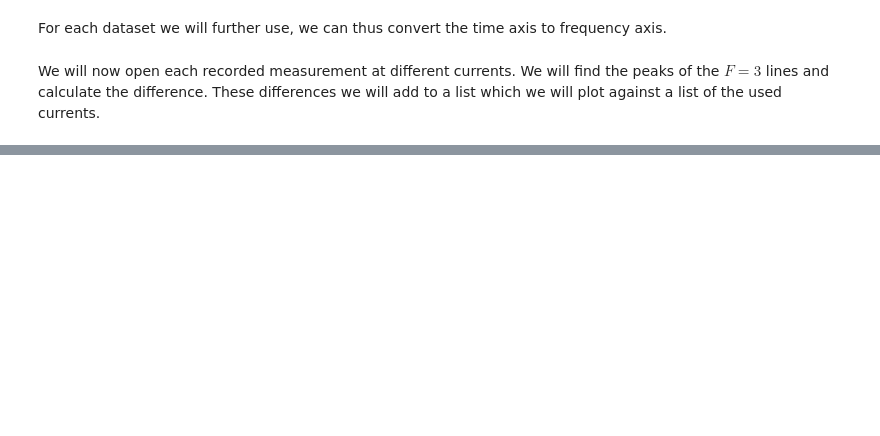
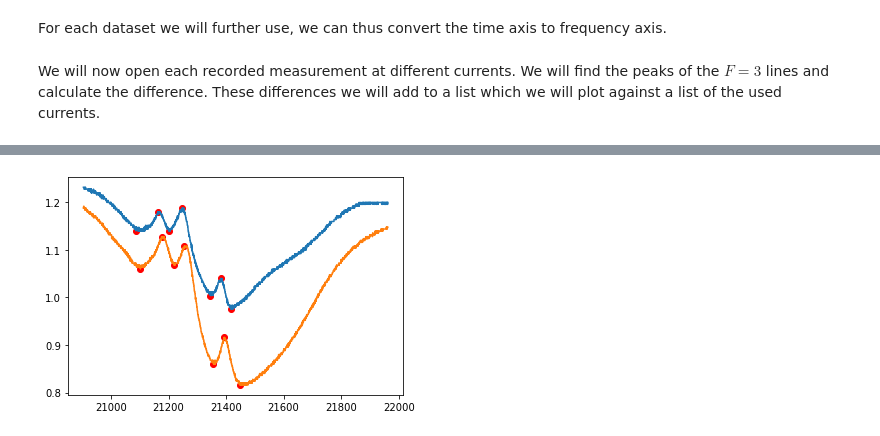
Before and after one commit to Rikkertttt/Rubidium-Spectroscopy, a Jupyter notebook: endfile.ipynb, the cells around one changed output, grey strips where cells are left out. Saved outputs shown, nothing was run; the diff lists cells and outputs as text; code cells hidden in the pictures; blank space fills up the shorter version.

```diff
--- a/endfile.ipynb
+++ b/endfile.ipynb
@@ -135,0 +198,55 @@ plt.scatter(df_nocur[3][indices], df_nocur[4][indices], color="red")
+# %%
+# Now data with about 1 Ampere
+df_1Amp =  pd.read_csv('Data 01-12-23/0.105Amp_Data.csv', header=None, usecols=[3,4,9,10])
+
+# Convert the time to freq
+df_1Amp["freq1"]=df_1Amp[3]*Q
+df_1Amp["freq2"]=df_1Amp[9]*Q
+
+# Use tool
+from peakdetect_online import peakdetect
+peaks1 = peakdetect(df_1Amp[4], lookahead=100)
+peaks2 = peakdetect(df_1Amp[10], lookahead=100)
+
+indices1 = []
+indices2 = []
+# Filter out only the indices
+for p in peaks1:
+    for d in p:
+        indices1.append(d[0])
+for p in peaks2:
+    for d in p:
+        indices2.append(d[0])
+
+# Plot the data with the found peaks
+plt.plot(df_1Amp["freq1"], df_1Amp[4], "-")
+plt.scatter(df_1Amp["freq1"][indices1], df_1Amp[4][indices1], color="red")
+plt.plot(df_1Amp["freq2"], df_1Amp[10], "-")
+plt.scatter(df_1Amp["freq2"][indices2], df_1Amp[10][indices2], color="red")
+
+# Sive out the desired peaks and find the differnce in frequency
+sive1_freq=[]
+sive1_inten=[]
+sive2_freq=[]
+sive2_inten=[]
+
+for index in indices1:
+    if 21300<df_1Amp["freq1"][index]<21500:
+        sive1_freq.append(df_1Amp["freq1"][index])
+        sive1_inten.append(df_1Amp[4][index])
+for index in indices2:
+    if 21300<df_1Amp["freq2"][index]<21500:
+        sive2_freq.append(df_1Amp["freq1"][index])
+        sive2_inten.append(df_1Amp[4][index])
+
+for index in range(len(sive1_freq)-1):
+    if sive1_inten[index]==max(sive1_inten):
+        save1_index=index
+for index in range(len(sive2_freq)-1):
+    if sive2_inten[index]==max(sive2_inten):
+        save2_index=index
+
+diff = abs(sive1_freq[save1_index]-sive2_freq[save2_index])
+Frequencies.append(diff)
+# %% [output]
+[figure, added]
```
Also changed, not shown: parts of 18 cells of this notebook.
